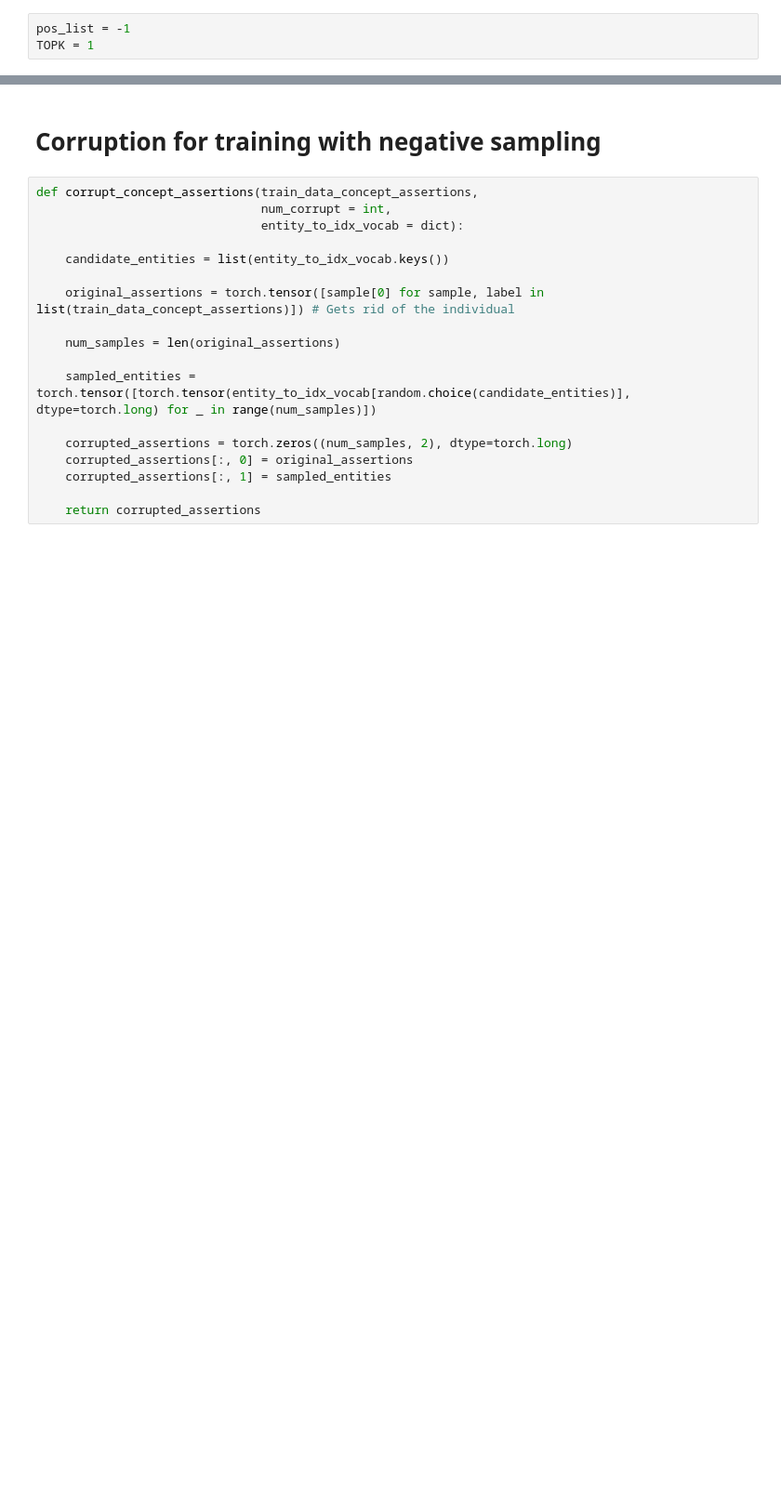
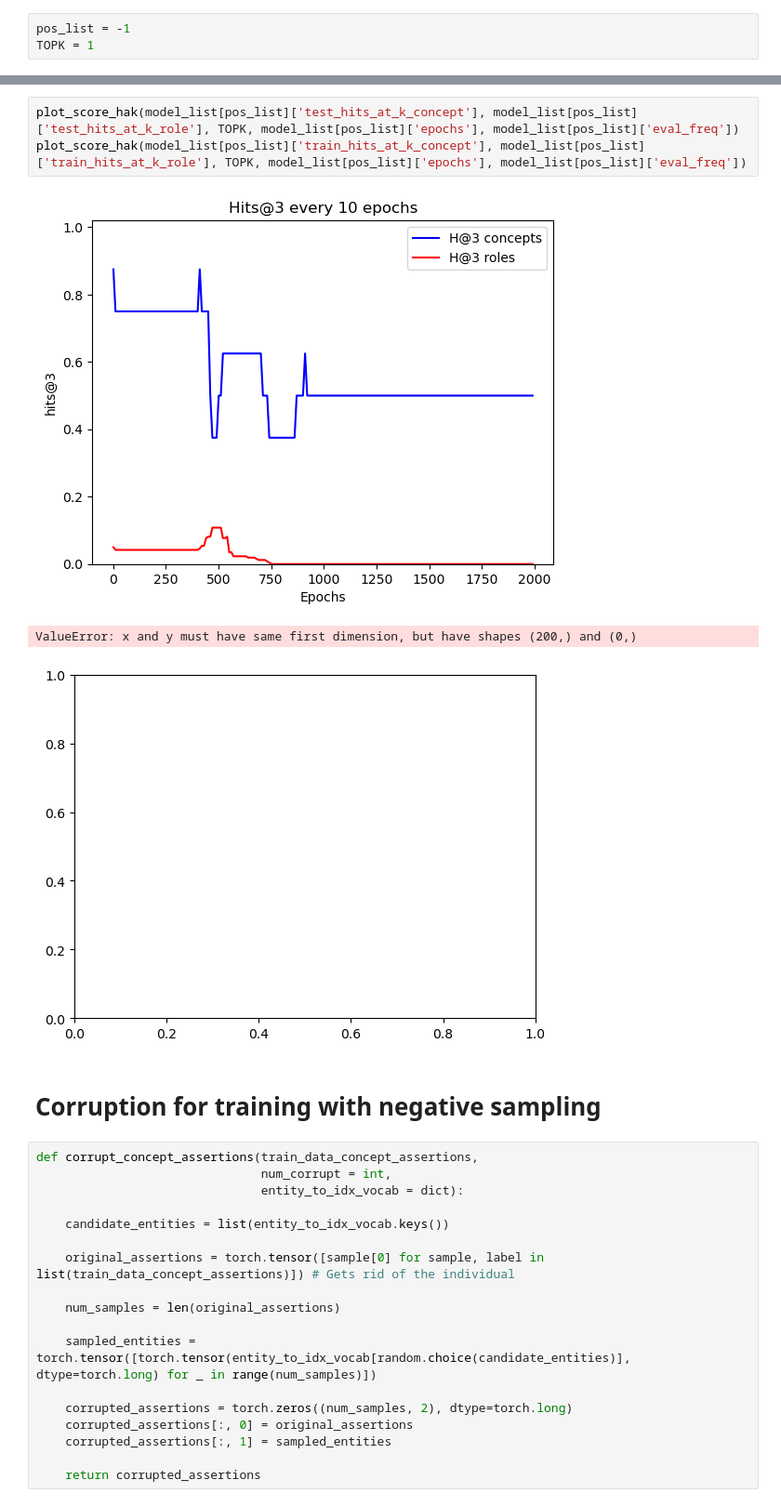
Before and after one commit to victorlacerdab/ELH-Implementation, a Jupyter notebook: canmodelfixing copy.ipynb, the cells around one changed output, grey strips where cells are left out. Shown at 93% size. Saved outputs shown, nothing was run; the diff lists cells and outputs as text; blank space fills up the shorter version.

```diff
--- a/canmodelfixing copy.ipynb
+++ b/canmodelfixing copy.ipynb
@@ -1729,3 +1725,10 @@ plot_score_hak(model_list[pos_list]['train_hits_at_k_concept'], model_list[pos_l
+# %%
+plot_score_hak(model_list[pos_list]['test_hits_at_k_concept'], model_list[pos_list]['test_hits_at_k_role'], TOPK, model_list[pos_list]['epochs'], model_list[pos_list]['eval_freq'])
+plot_score_hak(model_list[pos_list]['train_hits_at_k_concept'], model_list[pos_list]['train_hits_at_k_role'], TOPK, model_list[pos_list]['epochs'], model_list[pos_list]['eval_freq'])
+# %% [output]
+[figure, added]
+ValueError: x and y must have same first dimension, but have shapes (200,) and (0,)
+[figure, added]
 # %% [markdown]
 # Corruption for training with negative sampling
 # %%
```
Also changed, not shown: parts of 14 cells of this notebook.
